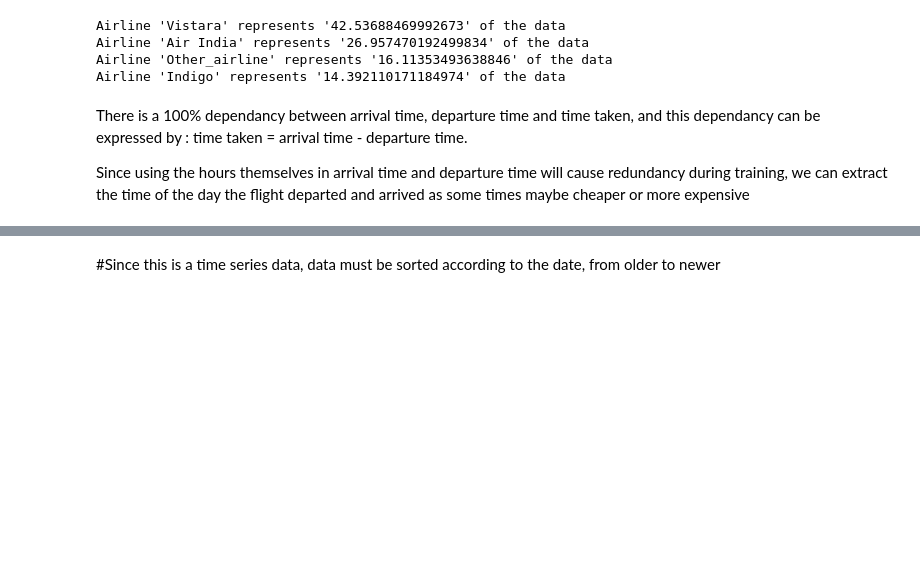
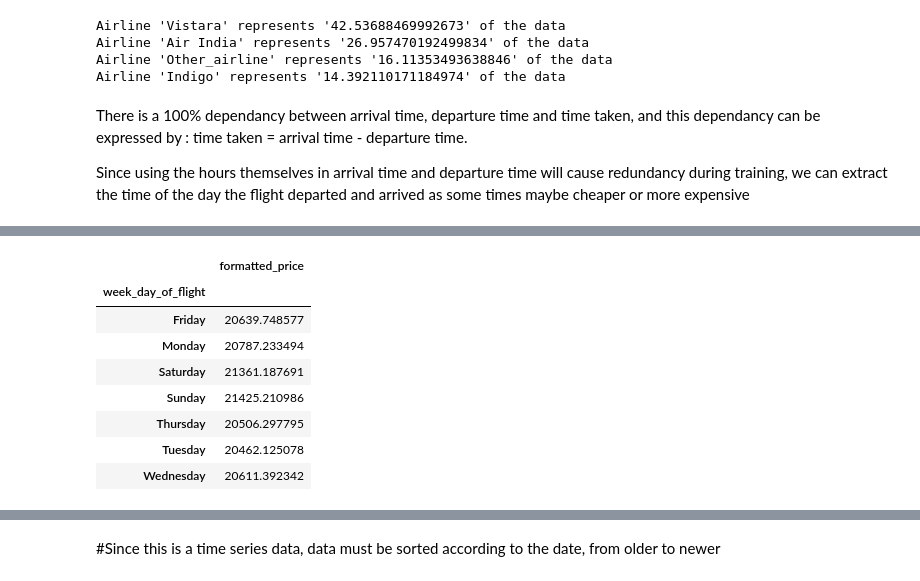
Before and after one commit to NourKamaly/AirlineTicketPricePrediction, a Jupyter notebook: Preprocessing notebook and final dataset/Preprocessing.ipynb, the cells around one changed output, grey strips where cells are left out. Cells and saved outputs as stored; diff of their text form; code cells hidden in the pictures; blank space fills up the shorter version.

```diff
--- a/Preprocessing notebook and final dataset/Preprocessing.ipynb
+++ b/Preprocessing notebook and final dataset/Preprocessing.ipynb
@@ -76,5 +78,5 @@ dataset['num_of_stops'] = 0
 dataset['formatted_price'] =0
 dataset['num_of_hours_taken'] =0
 dataset['week_day_of_flight'] = 0
-dataset['distance_bet_2_contries'] = 0
+dataset['distance_bet_2_countries'] = 0
 dataset['one_stop_in'] = 'Not Found'
@@ -374,4 +354,4 @@ dataset['dep_time'] = dataset.dep_time.apply(lambda time: categorize_time(time))
 # %%
 dataset['arr_time'] = dataset.arr_time.apply(lambda time: categorize_time(time))
 # %%
-dataset.drop(columns=['date','ch_code','time_taken','stop','route','price','formatted_date'],axis = 1,inplace=True)
+dataset.drop(columns=['date','ch_code','time_taken','stop','route','price','formatted_date','num_code'],axis = 1,inplace=True)
@@ -377,0 +407,12 @@ dataset.drop(columns=['date','ch_code','time_taken','stop','route','price','form
+# %%
+dataset.groupby('week_day_of_flight')[['formatted_price']].mean()
+# %% [output]
+|  | formatted_price |
+| week_day_of_flight |  |
+| Friday | 20639.748577 |
+| Monday | 20787.233494 |
+| Saturday | 21361.187691 |
+| Sunday | 21425.210986 |
+| Thursday | 20506.297795 |
+| Tuesday | 20462.125078 |
+| Wednesday | 20611.392342 |
```
Also changed, not shown: parts of 43 cells of this notebook.
